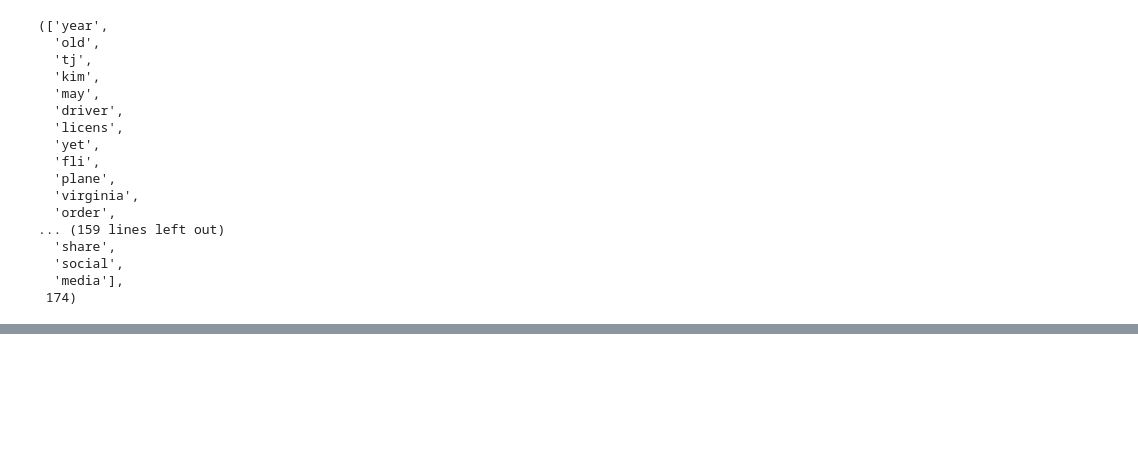
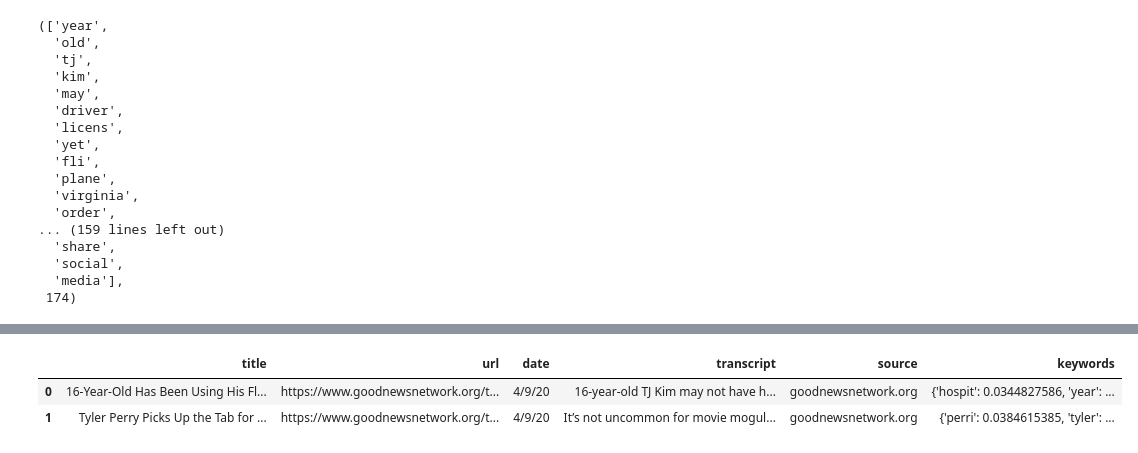
Before and after one commit to jenniferjlee/cs4300sp2020-jjl296-ec629-cc2459-tb444-ak778, a Jupyter notebook: app/irsystem/models/KeywordConversion.ipynb, the cells around one changed output, grey strips where cells are left out. Cells and saved outputs as stored; diff of their text form; code cells hidden in the pictures; blank space fills up the shorter version.

```diff
--- a/app/irsystem/models/KeywordConversion.ipynb
+++ b/app/irsystem/models/KeywordConversion.ipynb
@@ -159,0 +223,6 @@ with open('total_data_2_keywords.json', 'w', encoding='utf-8') as file:
+# %%
+df.head(2)
+# %% [output]
+|  | title | url | date | transcript | source | keywords |
+| 0 | 16-Year-Old Has Been Using His Fl... | https://www.goodnewsnetwork.org/t... | 4/9/20 | 16-year-old TJ Kim may not have h... | goodnewsnetwork.org | {'hospit': 0.0344827586, 'year': ... |
+| 1 | Tyler Perry Picks Up the Tab for ... | https://www.goodnewsnetwork.org/t... | 4/9/20 | It’s not uncommon for movie mogul... | goodnewsnetwork.org | {'perri': 0.0384615385, 'tyler': ... |
```
Also changed, not shown: parts of 24 cells of this notebook, 1 other file.
